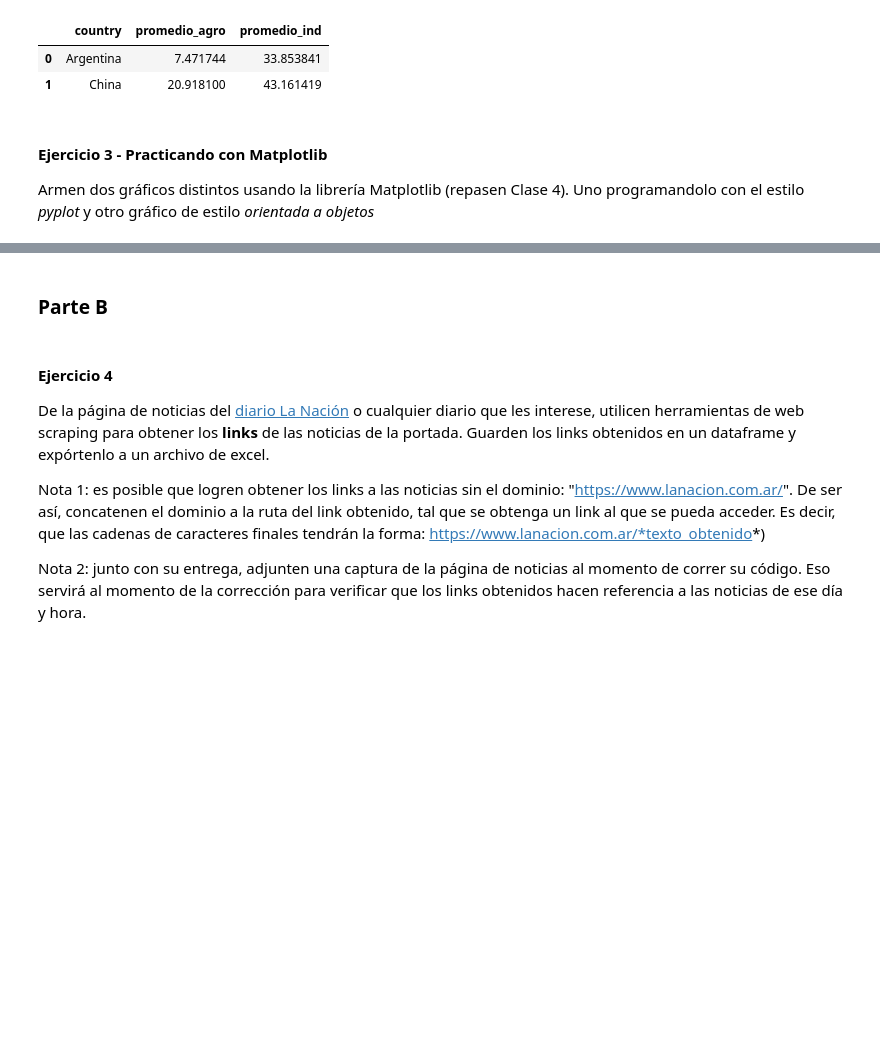
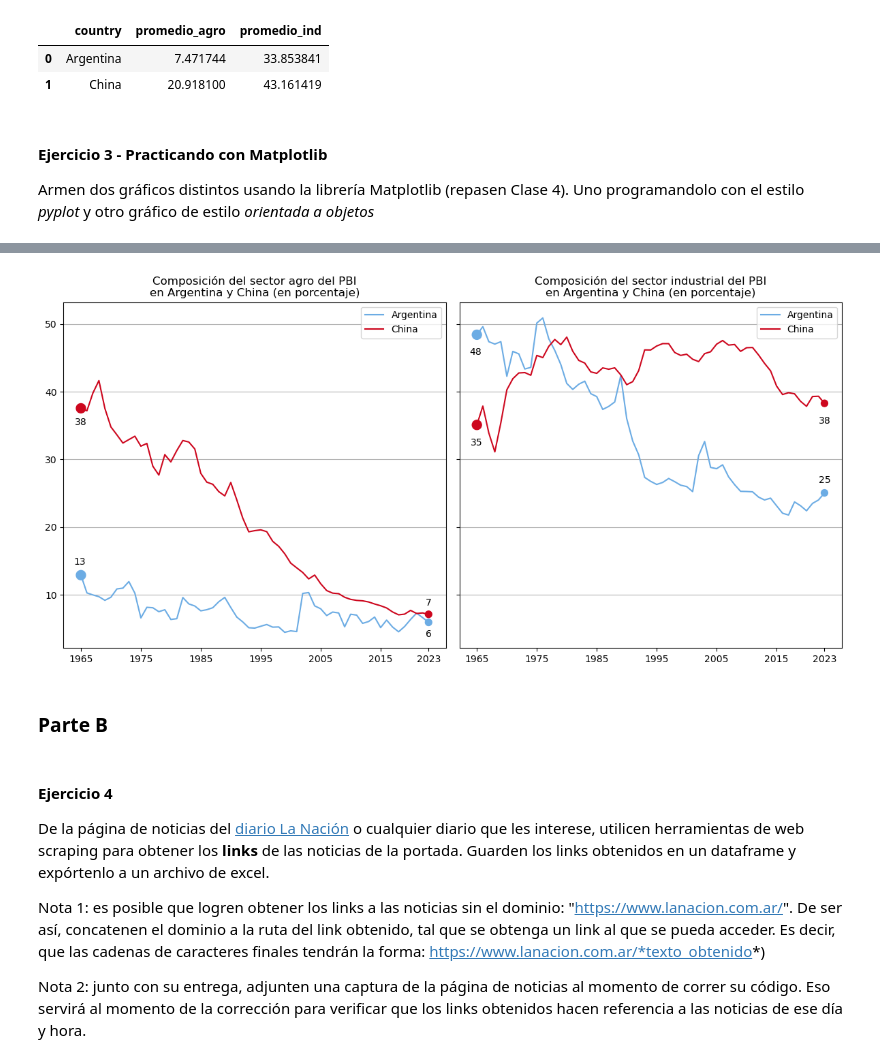
Before and after one commit to PabloPopov/BigDataUBA-Grupo5, a Jupyter notebook: TPs/TP 1/TP1-UBA.ipynb, the cells around one changed output, grey strips where cells are left out. Drawn from its saved outputs; the diff is of its cells as text; code cells hidden in the pictures; blank space fills up the shorter version.

```diff
--- a/TPs/TP 1/TP1-UBA.ipynb
+++ b/TPs/TP 1/TP1-UBA.ipynb
@@ -87,3 +137,75 @@ Armen dos gráficos distintos usando la librería Matplotlib (repasen Clase 4).
+# %%
+# Resolver acá estilo orientado-objetos
+# Tip: aprovechar este estilo de programar una figura para hacerlo más lindo
+# Resolver acá estilo orientado-objetos
+# Tip: aprovechar este estilo de programar una figura para hacerlo más lindo
+
+import matplotlib.pyplot as plt
+import numpy as np
+import pandas as pd
+
+#Ordenar los años de menor a mayor
+df_65_23 = df_65_23.sort_values(by='date')
+
+#Datos para Argentina
+x1 = df_65_23[df_65_23["country"]=="Argentina"]["date"].astype(float)
+y1 = df_65_23[df_65_23["country"]=="Argentina"]["val_agr_agro"]
+z1 = df_65_23[df_65_23["country"]=="Argentina"]["val_agr_ind"]
+
+#Datos para China
+x2 = df_65_23[df_65_23["country"]=="China"]["date"].astype(float)
+y2 = df_65_23[df_65_23["country"]=="China"]["val_agr_agro"]
+z2 = df_65_23[df_65_23["country"]=="China"]["val_agr_ind"]
+
+#Definir los xticks cada 10 años y asegurarse de incluir el último valor
+xticks = list(x1[::10])  #Selecciona cada 10 años
+if x1.iloc[-1] not in xticks:  #Asegura que el último año esté incluido
+    xticks.append(x1.iloc[-1])
+
+#Crear figura y subgráficos
+fig, ax = plt.subplots(1, 2, figsize=(12, 6), sharey=True)  #1 fila, 2 columnas. Comparten el eje Y
+
+#Primer gráfico (Sector Agropecuario)
+ax[0].plot(x1, y1, label="Argentina", color='#6CACE4')
+ax[0].plot(x2, y2, label="China", color='#cd071e')
+
+ax[0].set_title("Composición del sector agro del PBI\nen Argentina y China (en porcentaje)") #Título
+ax[0].legend() #Leyenda
+ax[0].grid(axis='y') #Agrega lineas grises a los valores en el eje Y
+ax[0].set_xticks(xticks)  #Asegura los mismos xticks
+
+#Destaca primeros y últimos valores con un círculo y el valor truncado
+ax[0].text(x1.iloc[0]-1.2, y1.iloc[0]+1.5, f"{y1.iloc[0]:.0f}", fontsize=10)
+ax[0].text(x2.iloc[0]-1, y2.iloc[0]-2.5, f"{y2.iloc[0]:.0f}", fontsize=10)
+ax[0].text(x1.iloc[-1]-0.5, y1.iloc[-1] -2.2, f"{y1.iloc[-1]:.0f}", fontsize=10)
+ax[0].text(x2.iloc[-1]-0.5, y2.iloc[-1]+1.3, f"{y2.iloc[-1]:.0f}", fontsize=10)
+ax[0].scatter([x1.iloc[0], x2.iloc[0], x1.iloc[-1], x2.iloc[-1]],
+              [y1.iloc[0], y2.iloc[0], y1.iloc[-1], y2.iloc[-1]],
+              s=[100, 100, 50, 50], color=['#6CACE4', '#cd071e', '#6CACE4', '#cd071e'])
+
+#Segundo gráfico (Sector Industrial)
+ax[1].plot(x1, z1, label="Argentina", color='#6CACE4')
+ax[1].plot(x2, z2, label="China", color='#cd071e')
+
+ax[1].set_title("Composición del sector industrial del PBI\nen Argentina y China (en porcentaje)") #Título
+ax[1].legend() #leyenda
+ax[1].grid(axis='y') #Agrega lineas grises a los valores en el eje Y
+ax[1].set_xticks(xticks)  #Asegura los mismos xticks
+
+#Destacar primeros y últimos valores
+ax[1].text(x1.iloc[0]-1.2, z1.iloc[0]-3, f"{z1.iloc[0]:.0f}", fontsize=10)
+ax[1].text(x2.iloc[0]-1, z2.iloc[0]-3, f"{z2.iloc[0]:.0f}", fontsize=10)
+ax[1].text(x1.iloc[-1]-1, z1.iloc[-1]+1.5, f"{z1.iloc[-1]:.0f}", fontsize=10)
+ax[1].text(x2.iloc[-1]-1, z2.iloc[-1]-3, f"{z2.iloc[-1]:.0f}", fontsize=10)
+ax[1].scatter([x1.iloc[0], x2.iloc[0], x1.iloc[-1], x2.iloc[-1]],
+              [z1.iloc[0], z2.iloc[0], z1.iloc[-1], z2.iloc[-1]],
+              s=[100, 100, 50, 50], color=['#6CACE4', '#cd071e', '#6CACE4', '#cd071e'])
+
+#Ajustes finales
+plt.tight_layout()
+plt.show()
+# %% [output]
+[figure, added]
 # %% [markdown]
 ### Parte B
 # %% [markdown]
```
Also changed, not shown: parts of 3 cells of this notebook.
